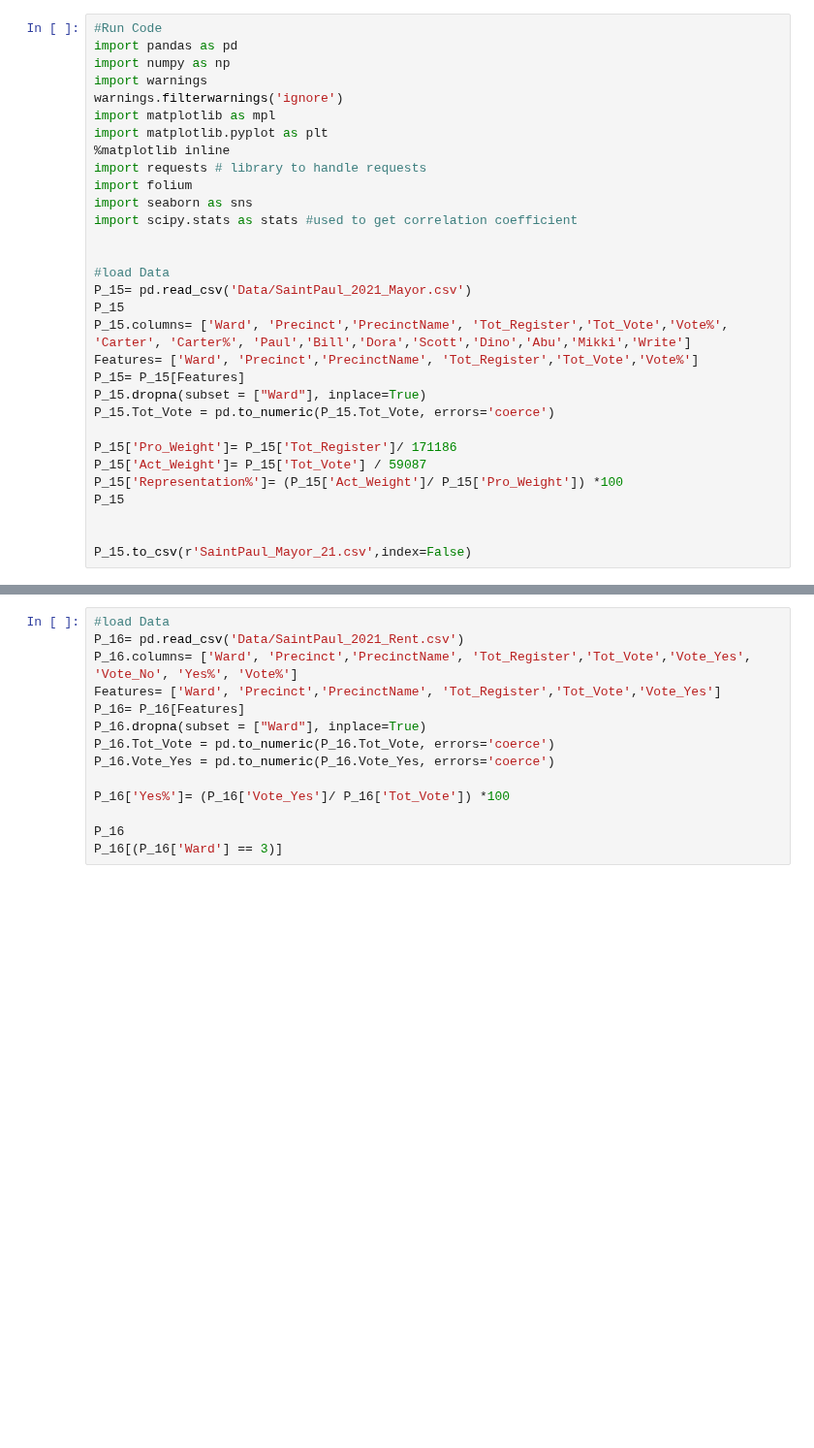
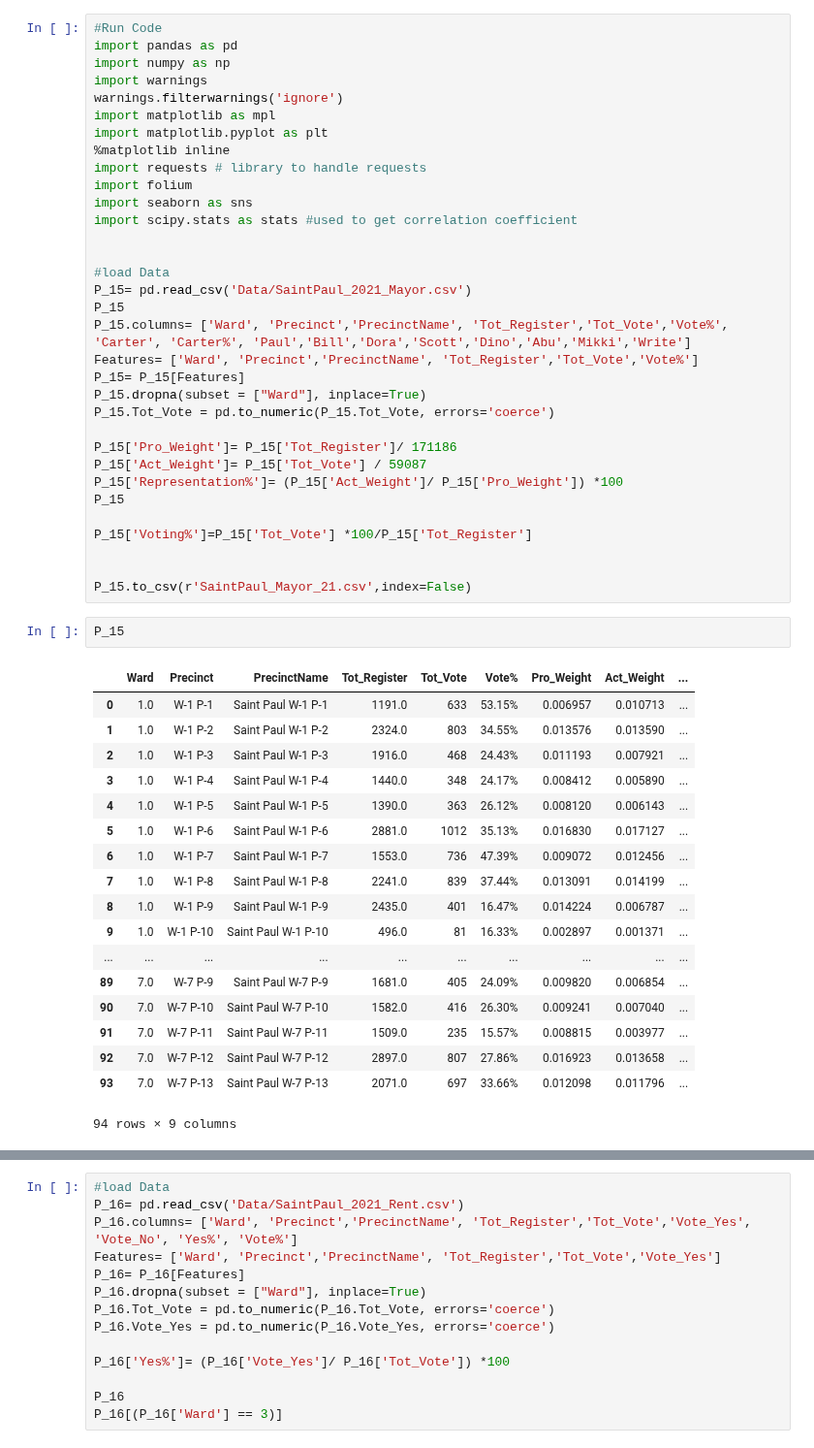
Before and after one commit to sustainabu/OpenData_Saint_Paul, a Jupyter notebook: _Saint Paul City Council Election Analysis/Saint Paul 2021 Mayor_Rent Measure.ipynb, the cells around one changed output, grey strips where cells are left out. Shown at 97% size. Cells and saved outputs as stored; diff of their text form; blank space fills up the shorter version.

```diff
--- a/_Saint Paul City Council Election Analysis/Saint Paul 2021 Mayor_Rent Measure.ipynb
+++ b/_Saint Paul City Council Election Analysis/Saint Paul 2021 Mayor_Rent Measure.ipynb
@@ -27,8 +27,31 @@ P_15['Act_Weight']= P_15['Tot_Vote'] / 59087
 P_15['Representation%']= (P_15['Act_Weight']/ P_15['Pro_Weight']) *100
 P_15
 
+P_15['Voting%']=P_15['Tot_Vote'] *100/P_15['Tot_Register']
+
 
 P_15.to_csv(r'SaintPaul_Mayor_21.csv',index=False)
+# %%
+P_15
+# %% [output]
+|  | Ward | Precinct | PrecinctName | Tot_Register | Tot_Vote | Vote% | Pro_Weight | Act_Weight | ... |
+| 0 | 1.0 | W-1 P-1 | Saint Paul W-1 P-1 | 1191.0 | 633 | 53.15% | 0.006957 | 0.010713 | ... |
+| 1 | 1.0 | W-1 P-2 | Saint Paul W-1 P-2 | 2324.0 | 803 | 34.55% | 0.013576 | 0.013590 | ... |
+| 2 | 1.0 | W-1 P-3 | Saint Paul W-1 P-3 | 1916.0 | 468 | 24.43% | 0.011193 | 0.007921 | ... |
+| 3 | 1.0 | W-1 P-4 | Saint Paul W-1 P-4 | 1440.0 | 348 | 24.17% | 0.008412 | 0.005890 | ... |
+| 4 | 1.0 | W-1 P-5 | Saint Paul W-1 P-5 | 1390.0 | 363 | 26.12% | 0.008120 | 0.006143 | ... |
+| 5 | 1.0 | W-1 P-6 | Saint Paul W-1 P-6 | 2881.0 | 1012 | 35.13% | 0.016830 | 0.017127 | ... |
+| 6 | 1.0 | W-1 P-7 | Saint Paul W-1 P-7 | 1553.0 | 736 | 47.39% | 0.009072 | 0.012456 | ... |
+| 7 | 1.0 | W-1 P-8 | Saint Paul W-1 P-8 | 2241.0 | 839 | 37.44% | 0.013091 | 0.014199 | ... |
+| 8 | 1.0 | W-1 P-9 | Saint Paul W-1 P-9 | 2435.0 | 401 | 16.47% | 0.014224 | 0.006787 | ... |
+| 9 | 1.0 | W-1 P-10 | Saint Paul W-1 P-10 | 496.0 | 81 | 16.33% | 0.002897 | 0.001371 | ... |
+| ... | ... | ... | ... | ... | ... | ... | ... | ... | ... |
+| 89 | 7.0 | W-7 P-9 | Saint Paul W-7 P-9 | 1681.0 | 405 | 24.09% | 0.009820 | 0.006854 | ... |
+| 90 | 7.0 | W-7 P-10 | Saint Paul W-7 P-10 | 1582.0 | 416 | 26.30% | 0.009241 | 0.007040 | ... |
+| 91 | 7.0 | W-7 P-11 | Saint Paul W-7 P-11 | 1509.0 | 235 | 15.57% | 0.008815 | 0.003977 | ... |
+| 92 | 7.0 | W-7 P-12 | Saint Paul W-7 P-12 | 2897.0 | 807 | 27.86% | 0.016923 | 0.013658 | ... |
+| 93 | 7.0 | W-7 P-13 | Saint Paul W-7 P-13 | 2071.0 | 697 | 33.66% | 0.012098 | 0.011796 | ... |
+94 rows × 9 columns
 # %%
 def map_2019_SP_MayorRepresentation_byPrecinct(Ward=0):
     #setup
```
Also changed, not shown: parts of 1 cell of this notebook, 10 other files.
